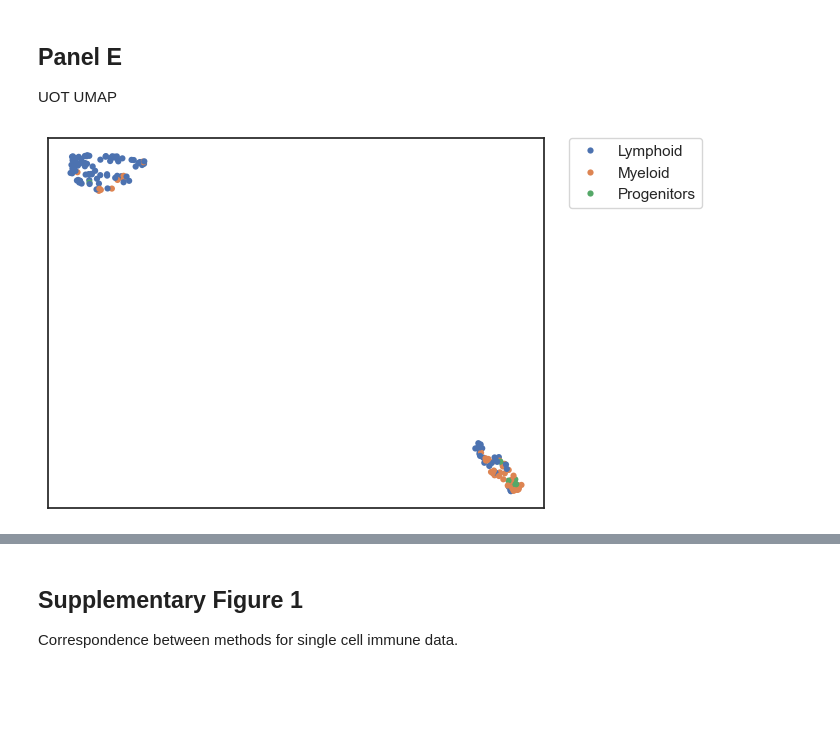
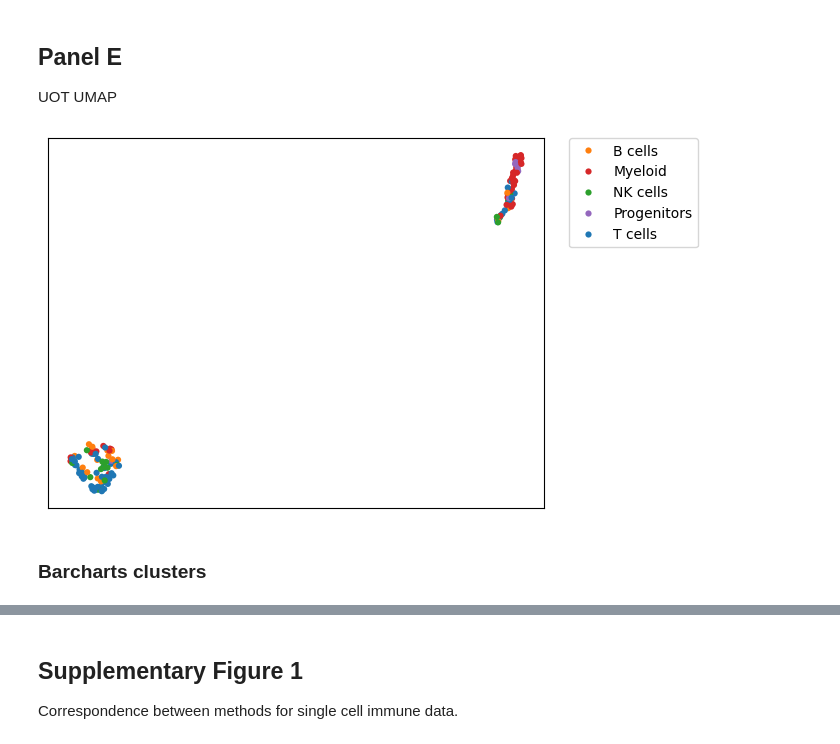
Before and after one commit to OlivierJSm/MasterInternship1, a Jupyter notebook: Testing/Report Figures/section_2.ipynb, the cells around one changed output, grey strips where cells are left out. Cells and saved outputs as stored; diff of their text form; code cells hidden in the pictures; blank space fills up the shorter version.

```diff
--- a/Testing/Report Figures/section_2.ipynb
+++ b/Testing/Report Figures/section_2.ipynb
@@ -121,19 +122,33 @@ generate_clustermap(
 ## Panel E
 UOT UMAP
 # %%
-generate_umap(
+cell_mapping = {
+        "B cells": "B cells",
+        "CD4+ T cells": "T cells",
+        "CD8+ T cells": "T cells",
+        "T cells": "T cells",
+        "NK cells": "NK cells",
+        "Dendritic cells": "Myeloid",
+        "Monocytes": "Myeloid",
+        "Neutrophils": "Myeloid",
+        "Progenitors": "Progenitors"
+    }
+
+colors = {
+    "T cells": "#1f77b4",
+    "B cells": "#ff7f0e",
+    "NK cells": "#2ca02c",
+    "Myeloid": "#d62728",
+    "Progenitors": "#9467bd"
+}
+
+embed = generate_umap(
     temp_uot_data,
     metadata_df,
-    group_map={
-        "B cells" : "Lymphoid",
-        "CD4+ T cells" : "Lymphoid",
-        "CD8+ T cells" : "Lymphoid",
-        "NK cells" : "Lymphoid",
-        "T cells" : "Lymphoid",
-        "Dendritic cells" : "Myeloid",
-        "Monocytes" : "Myeloid",
-        "Neutrophils" : "Myeloid"
-    }
+    group_map=cell_mapping,
+    palette=colors
 )
 # %% [output]
-[figure, old version]
+[figure, new version]
+# %% [markdown]
+### Barcharts clusters
```
Also changed, not shown: parts of 10 cells of this notebook, 2 other files.
